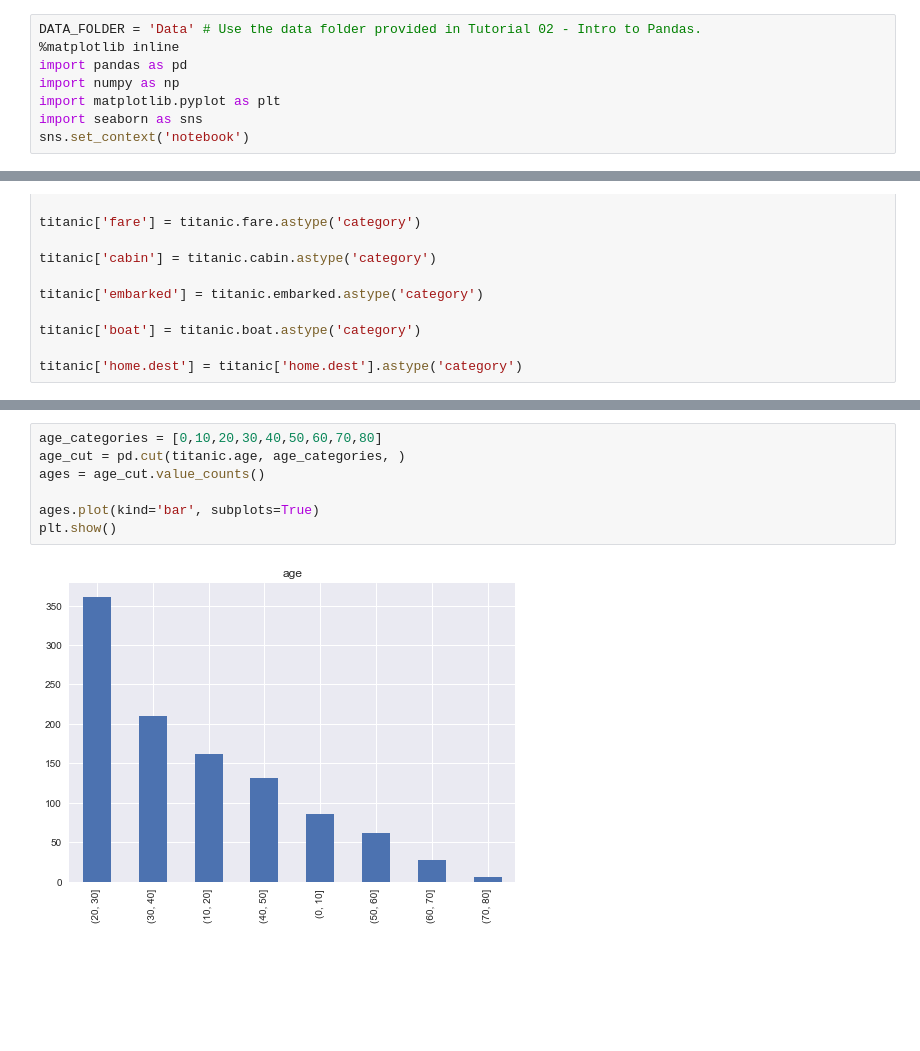
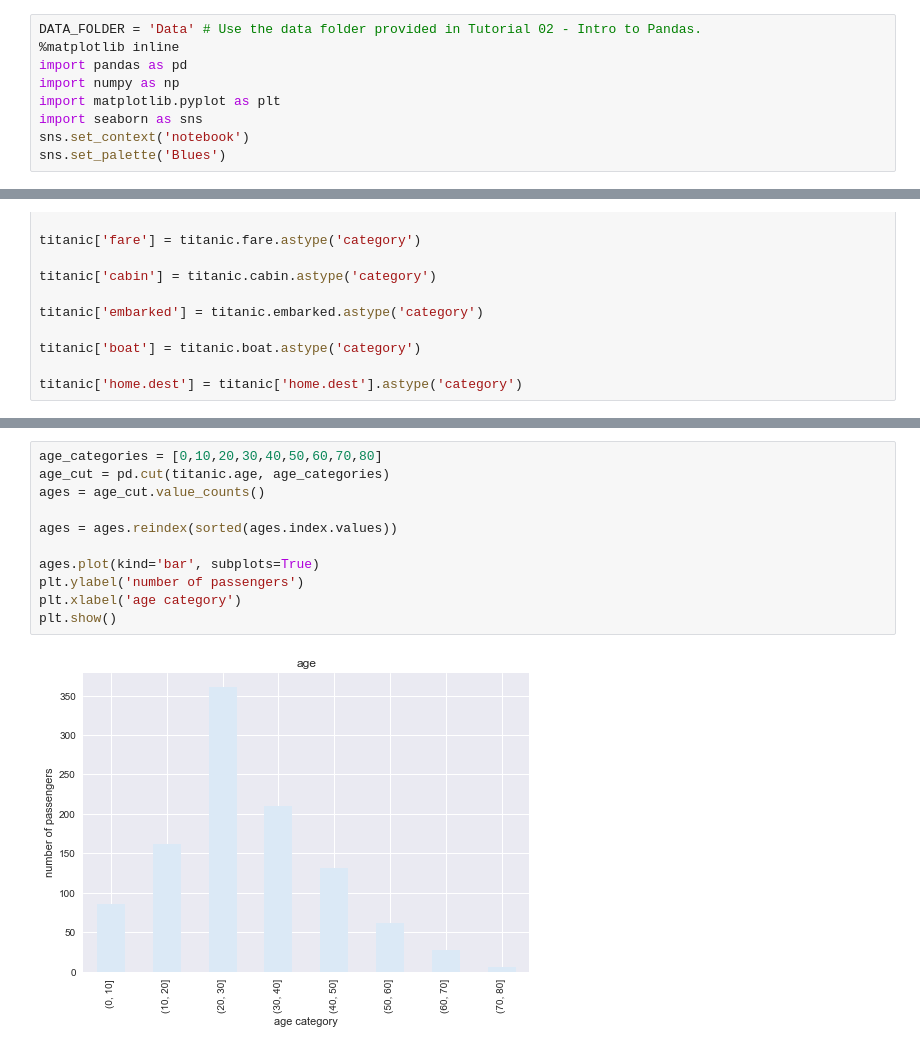
Before and after one commit to mj2905/ProjectMYP, a Jupyter notebook: Marc/HW1/Homework 1.ipynb, the cells around one changed output, grey strips where cells are left out. Saved outputs shown, nothing was run; the diff lists cells and outputs as text; blank space fills up the shorter version.

```diff
--- a/Marc/HW1/Homework 1.ipynb
+++ b/Marc/HW1/Homework 1.ipynb
@@ -11,6 +11,7 @@ import numpy as np
 import matplotlib.pyplot as plt
 import seaborn as sns
 sns.set_context('notebook')
+sns.set_palette('Blues')
 # %% [markdown]
 ## Task 1. Compiling Ebola Data
 
@@ -395,9 +432,13 @@ titanic['home.dest'] = titanic['home.dest'].astype('category')
 # %%
 age_categories = [0,10,20,30,40,50,60,70,80]
-age_cut = pd.cut(titanic.age, age_categories, )
+age_cut = pd.cut(titanic.age, age_categories)
 ages = age_cut.value_counts()
 
+ages = ages.reindex(sorted(ages.index.values))
+
 ages.plot(kind='bar', subplots=True)
+plt.ylabel('number of passengers')
+plt.xlabel('age category')
 plt.show()
 # %% [output]
-[figure, old version]
+[figure, new version]
```
Also changed, not shown: parts of 7 cells of this notebook.
